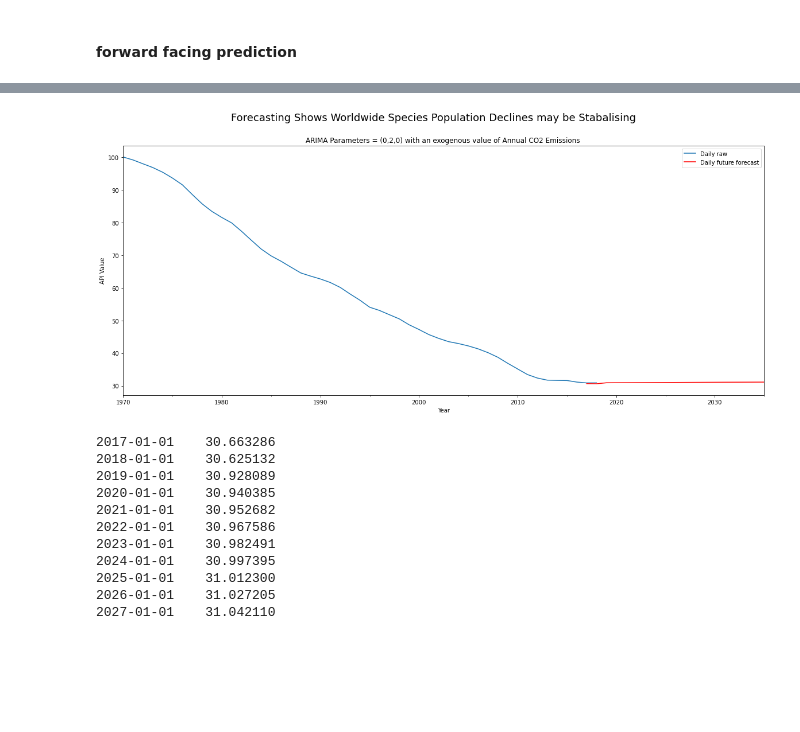
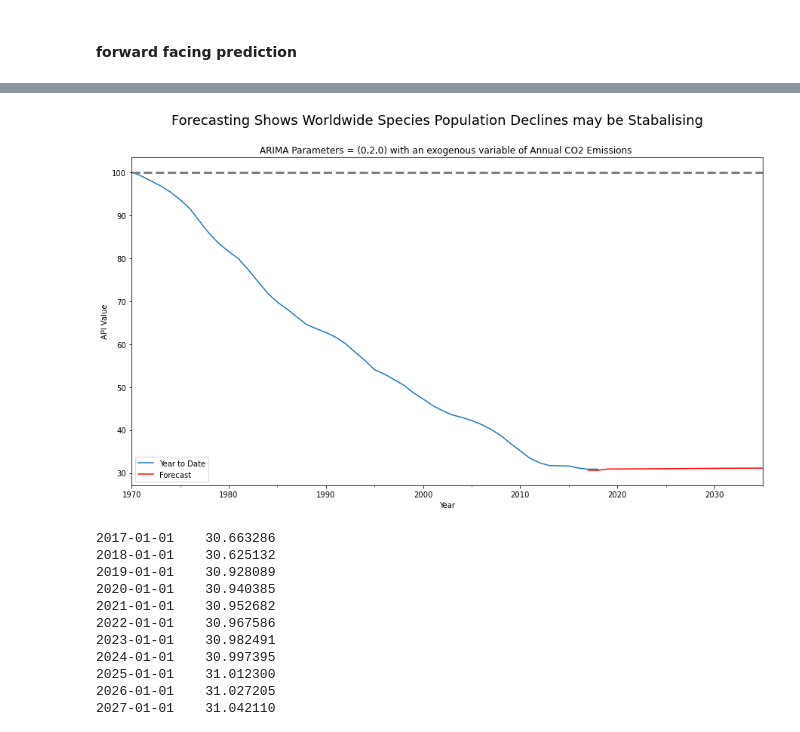
Before and after one commit to clbutler/living_planet, a Jupyter notebook: Living Planet Notebook.ipynb, the cells around one changed output, grey strips where cells are left out. Drawn from its saved outputs; the diff is of its cells as text; code cells hidden in the pictures; blank space fills up the shorter version.

```diff
--- a/Living Planet Notebook.ipynb
+++ b/Living Planet Notebook.ipynb
@@ -431,19 +431,20 @@ future_forecast=arimax.predict(start='2017-01-01',end='2035-01-01', exog = futur
 # %%
 # plot the forecast
 
-fig, ax = plt.subplots(figsize=(20,8))
-TS['Average_Index'].plot(ax=ax,label='Daily raw')
-future_forecast.plot(ax= ax, label = 'Daily future forecast', color = 'red')
+fig, ax = plt.subplots(figsize=(15,8))
+TS['Average_Index'].plot(ax=ax,label='Year to Date')
+future_forecast.plot(ax= ax, label = 'Forecast', color = 'red')
 
 plt.legend()
 plt.suptitle('Forecasting Shows Worldwide Species Population Declines may be Stabalising',fontsize=18)
-plt.title('ARIMA Parameters = (0,2,0) with an exogenous value of Annual CO2 Emissions ')
+plt.title('ARIMA Parameters = (0,2,0) with an exogenous variable of Annual CO2 Emissions ')
 plt.ylabel('API Value')
+plt.axhline(y = 100, color = 'grey', linestyle = 'dashed', linewidth = 3)
 # Save the plot with appropriate settings
 plt.savefig('Figure3.pdf', bbox_inches='tight', dpi=300)  # Adjust the file format and DPI as needed
 plt.show()
 # %% [output]
-[figure, old version]
+[figure, new version]
 # %%
 future_forecast
 # %% [output]
```
